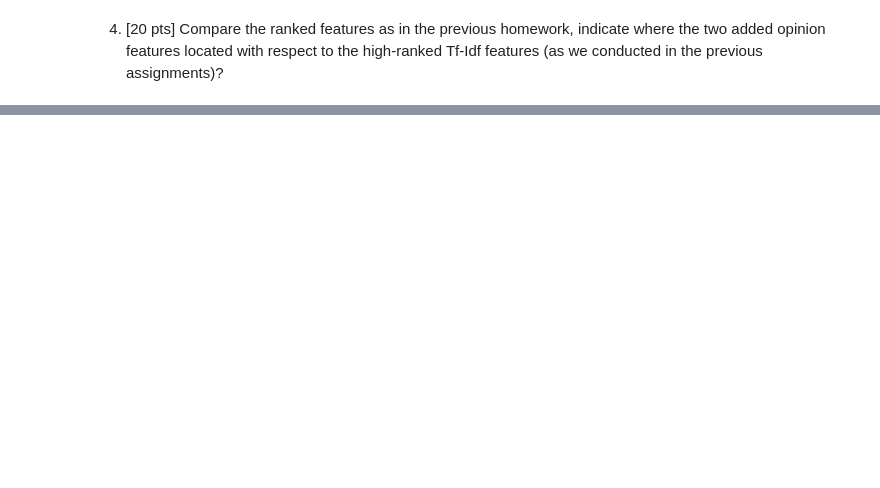
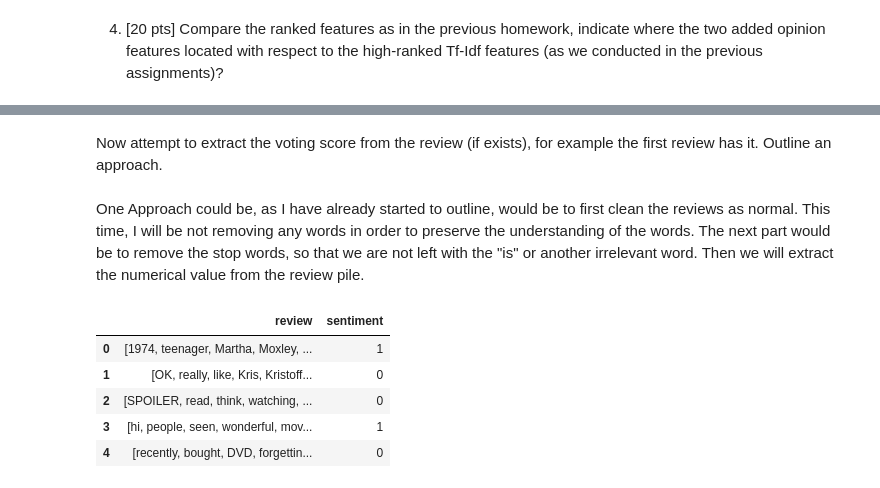
Before and after one commit to Higgs32584/cs_766_11, a Jupyter notebook: Michael_Higgins_Assignment_11.ipynb, the cells around one changed output, grey strips where cells are left out. Drawn from its saved outputs; the diff is of its cells as text; code cells hidden in the pictures; blank space fills up the shorter version.

```diff
--- a/Michael_Higgins_Assignment_11.ipynb
+++ b/Michael_Higgins_Assignment_11.ipynb
@@ -105,0 +222,5 @@ Outline an approach.
+# %% [markdown]
+Now attempt to extract the voting score from the review (if exists), for example the first review has it.
+Outline an approach.
+# %% [markdown]
+One Approach could be, as I have already started to outline, would be to first clean the reviews as normal. This time, I will be not removing any words in order to preserve the understanding of the words. The next part would be to remove the stop words, so that we are not left with the "is" or another irrelevant word. Then we will extract the numerical value from the review pile.
@@ -105,0 +254,9 @@ Outline an approach.
+# %%
+vote_df.head()
+# %% [output]
+|  | review | sentiment |
+| 0 | [1974, teenager, Martha, Moxley, ... | 1 |
+| 1 | [OK, really, like, Kris, Kristoff... | 0 |
+| 2 | [SPOILER, read, think, watching, ... | 0 |
+| 3 | [hi, people, seen, wonderful, mov... | 1 |
+| 4 | [recently, bought, DVD, forgettin... | 0 |
```
Also changed, not shown: parts of 18 cells of this notebook.
